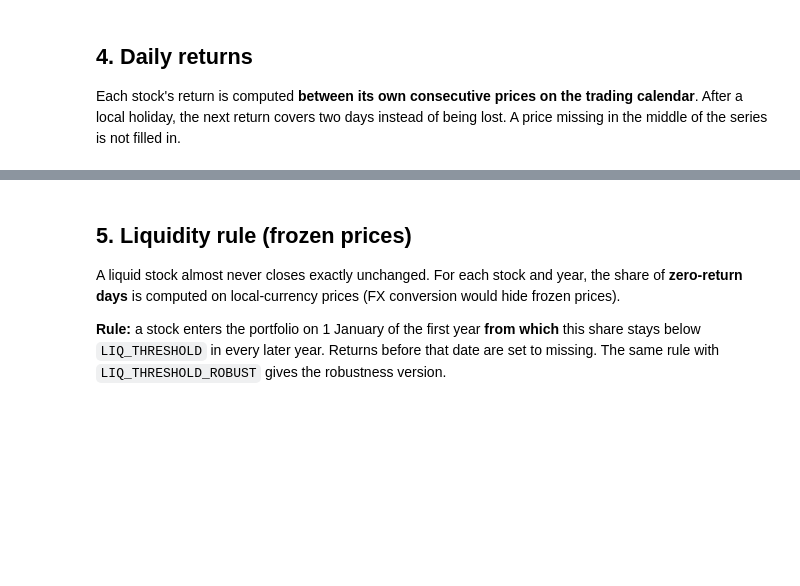
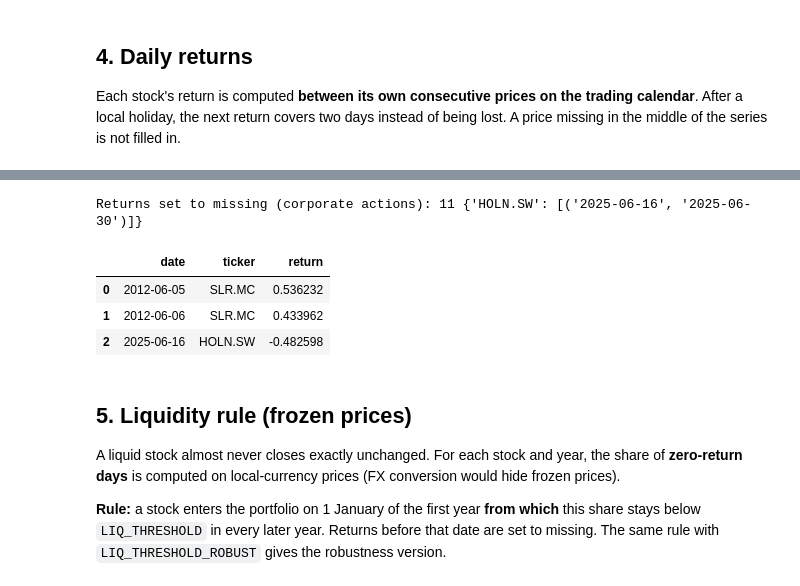
Before and after one commit to Rafael11-prog/climate-concerns-green-brown, a Jupyter notebook: code/02_clean.ipynb, the cells around one changed output, grey strips where cells are left out. Cells and saved outputs as stored; diff of their text form; code cells hidden in the pictures; blank space fills up the shorter version.

```diff
--- a/code/02_clean.ipynb
+++ b/code/02_clean.ipynb
@@ -152,9 +194,26 @@ summary.sort_values(["side", "first_date"])
 # %%
 extreme = ret_eur.stack()
 extreme = extreme[extreme.abs() > 0.40].rename("return").reset_index()
 extreme.columns = ["date", "ticker", "return"]
 log["n_extreme_returns_over_40pct"] = len(extreme)
+
+# Remove the returns affected by corporate actions (windows listed in the setup cell)
+n_removed = 0
+for t, windows in CORPORATE_ACTION_WINDOWS.items():
+    for start, end in windows:
+        mask = (ret_eur.index >= start) & (ret_eur.index <= end)
+        n_removed += int(ret_eur.loc[mask, t].notna().sum())
+        ret_eur.loc[mask, t] = np.nan
+        ret_local.loc[mask, t] = np.nan
+log["n_returns_removed_corporate_actions"] = n_removed
+print(f"Returns set to missing (corporate actions): {n_removed}", CORPORATE_ACTION_WINDOWS)
 extreme
+# %% [output]
+Returns set to missing (corporate actions): 11 {'HOLN.SW': [('2025-06-16', '2025-06-30')]}
+|  | date | ticker | return |
+| 0 | 2012-06-05 | SLR.MC | 0.536232 |
+| 1 | 2012-06-06 | SLR.MC | 0.433962 |
+| 2 | 2025-06-16 | HOLN.SW | -0.482598 |
 # %% [markdown]
 ## 5. Liquidity rule (frozen prices)
 
```
Also changed, not shown: parts of 15 cells of this notebook.
